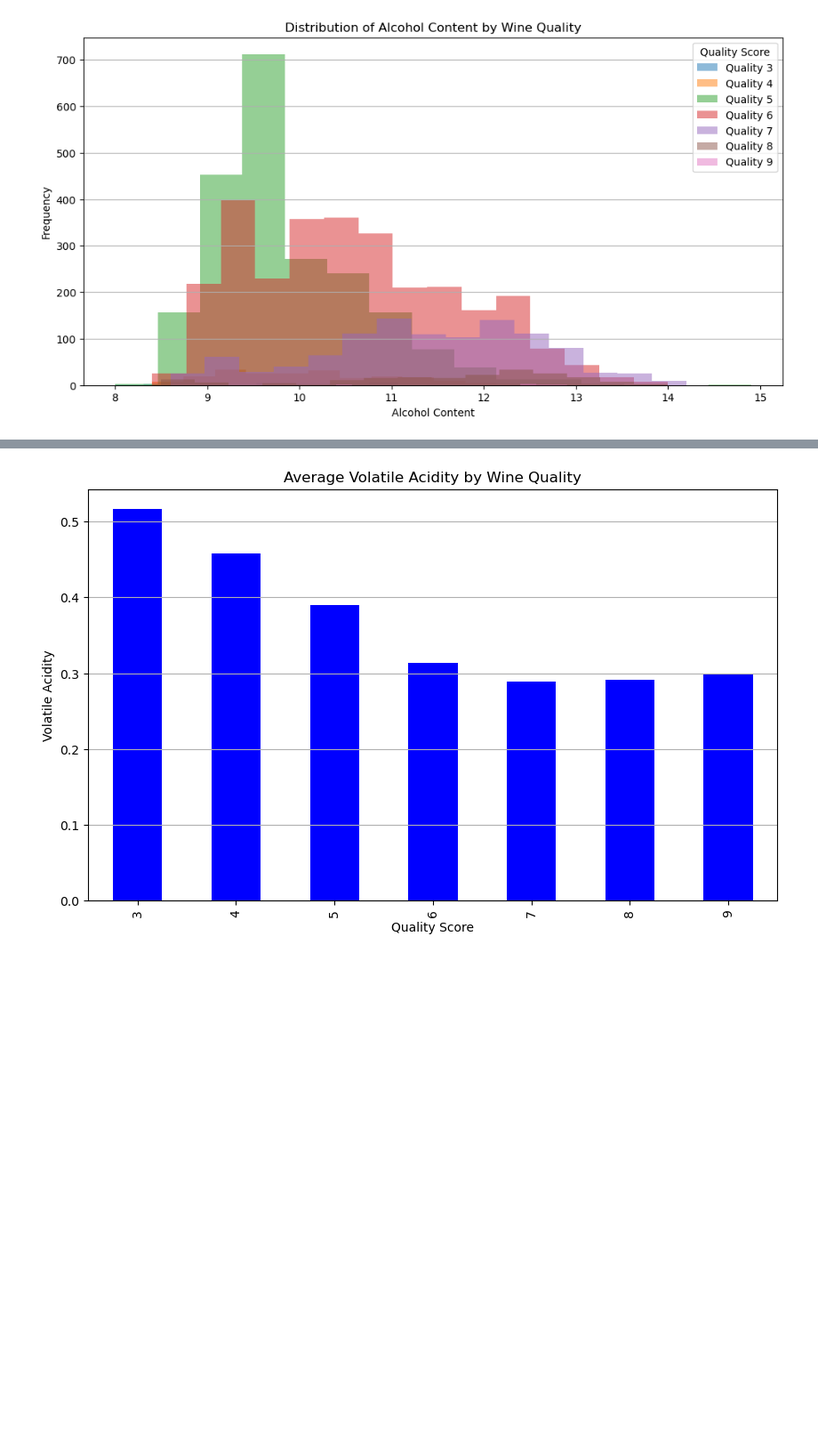
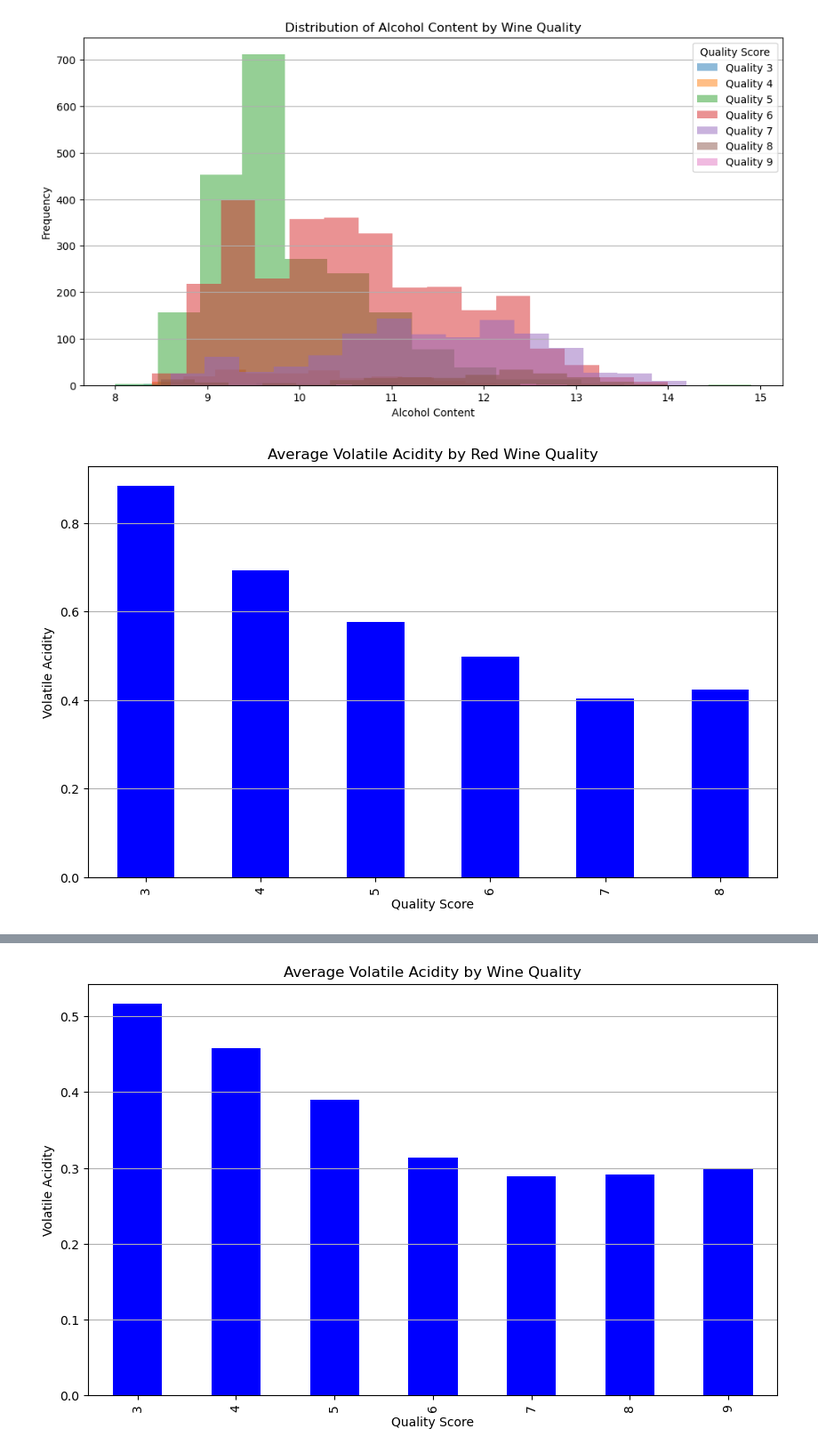
Before and after one commit to AiSuccessNow/Wine-Quality-Analysis, a Jupyter notebook: wine_quality.ipynb, the cells around one changed output, grey strips where cells are left out. Shown at 89% size. Cells and saved outputs as stored; diff of their text form; code cells hidden in the pictures; blank space fills up the shorter version.

```diff
--- a/wine_quality.ipynb
+++ b/wine_quality.ipynb
@@ -230,3 +237,13 @@ plt.grid(axis='y')
 plt.show()
 # %% [output]
 [figure]
+# %%
+plt.figure(figsize=(10, 6))
+red_wine_df.groupby('quality')['volatile acidity'].mean().plot(kind='bar', color='blue')
+plt.title('Average Volatile Acidity by Red Wine Quality')
+plt.xlabel('Quality Score')
+plt.ylabel('Volatile Acidity')
+plt.grid(axis='y')
+plt.show()
+# %% [output]
+[figure, added]
```
Also changed, not shown: parts of 13 cells of this notebook.
